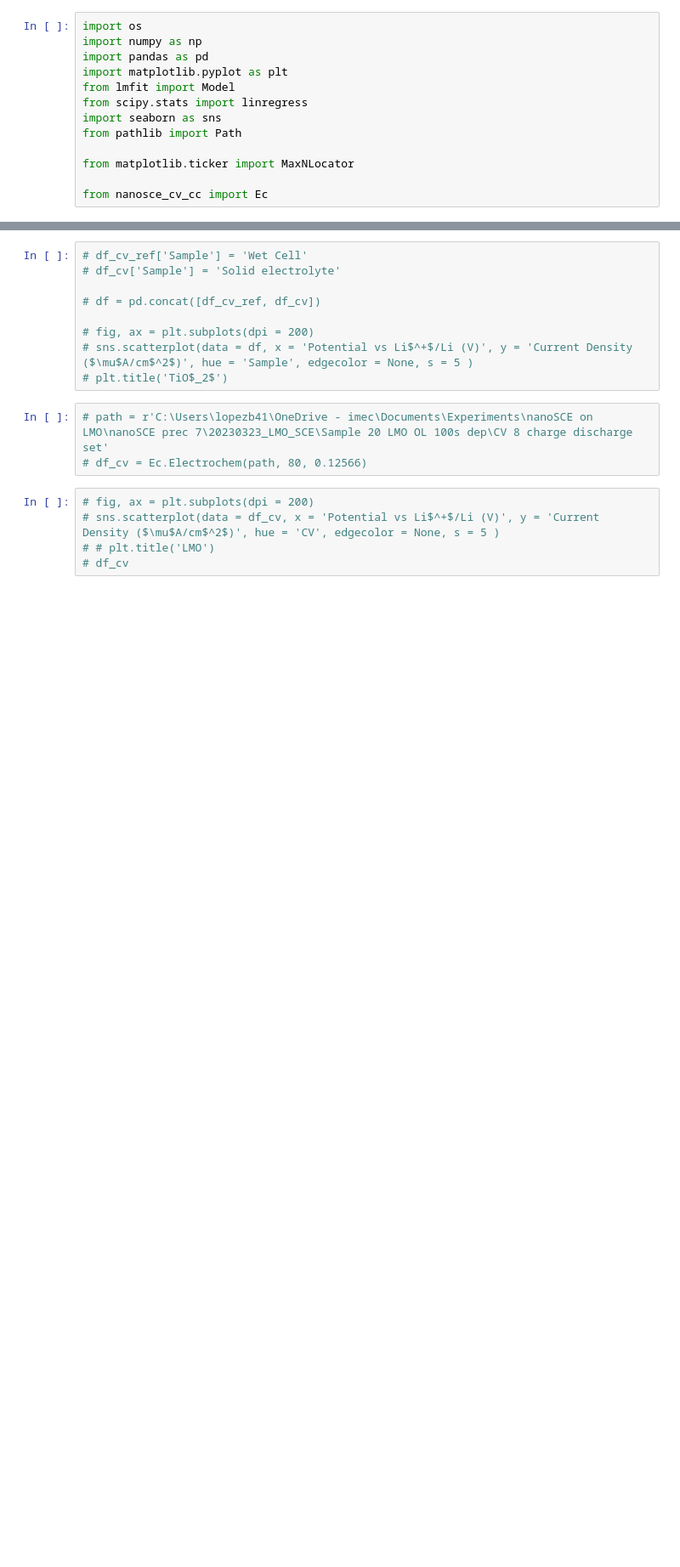
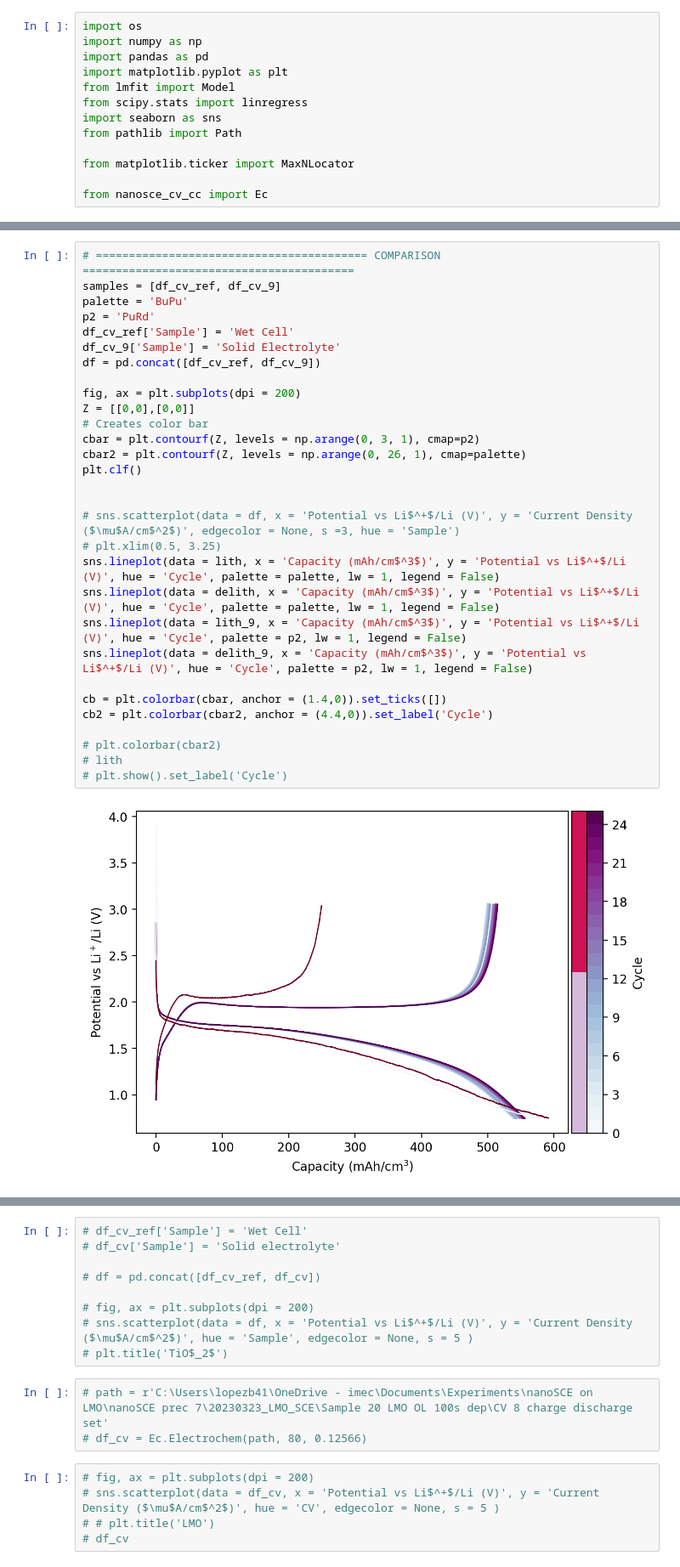
Before and after one commit to ridcil/Code, a Jupyter notebook: NanoSCE.ipynb, the cells around one changed output, grey strips where cells are left out. Shown at 85% size. Drawn from its saved outputs; the diff is of its cells as text; blank space fills up the shorter version.

```diff
--- a/NanoSCE.ipynb
+++ b/NanoSCE.ipynb
@@ -21,0 +31,31 @@ print(capacity)
+# %%
+# ========================================= COMPARISON =========================================
+samples = [df_cv_ref, df_cv_9]
+palette = 'BuPu'
+p2 = 'PuRd'
+df_cv_ref['Sample'] = 'Wet Cell'
+df_cv_9['Sample'] = 'Solid Electrolyte'
+df = pd.concat([df_cv_ref, df_cv_9])
+
+fig, ax = plt.subplots(dpi = 200)
+Z = [[0,0],[0,0]]                                                                       # Creates color bar
+cbar = plt.contourf(Z, levels = np.arange(0, 3, 1), cmap=p2)
+cbar2 = plt.contourf(Z, levels = np.arange(0, 26, 1), cmap=palette)
+plt.clf()
+
+
+# sns.scatterplot(data = df, x = 'Potential vs Li$^+$/Li (V)', y = 'Current Density ($\mu$A/cm$^2$)', edgecolor = None, s =3, hue = 'Sample')
+# plt.xlim(0.5, 3.25)
+sns.lineplot(data = lith, x = 'Capacity (mAh/cm$^3$)', y = 'Potential vs Li$^+$/Li (V)', hue = 'Cycle', palette = palette, lw = 1, legend = False)
+sns.lineplot(data = delith, x = 'Capacity (mAh/cm$^3$)', y = 'Potential vs Li$^+$/Li (V)', hue = 'Cycle', palette = palette, lw = 1, legend = False)
+sns.lineplot(data = lith_9, x = 'Capacity (mAh/cm$^3$)', y = 'Potential vs Li$^+$/Li (V)', hue = 'Cycle', palette = p2, lw = 1, legend = False)
+sns.lineplot(data = delith_9, x = 'Capacity (mAh/cm$^3$)', y = 'Potential vs Li$^+$/Li (V)', hue = 'Cycle', palette = p2, lw = 1, legend = False)
+
+cb = plt.colorbar(cbar, anchor = (1.4,0)).set_ticks([])
+cb2 = plt.colorbar(cbar2, anchor = (4.4,0)).set_label('Cycle')
+
+# plt.colorbar(cbar2)
+# lith
+# plt.show().set_label('Cycle')
+# %% [output]
+[figure, added]
```
Also changed, not shown: parts of 5 cells of this notebook, 1 other file.
